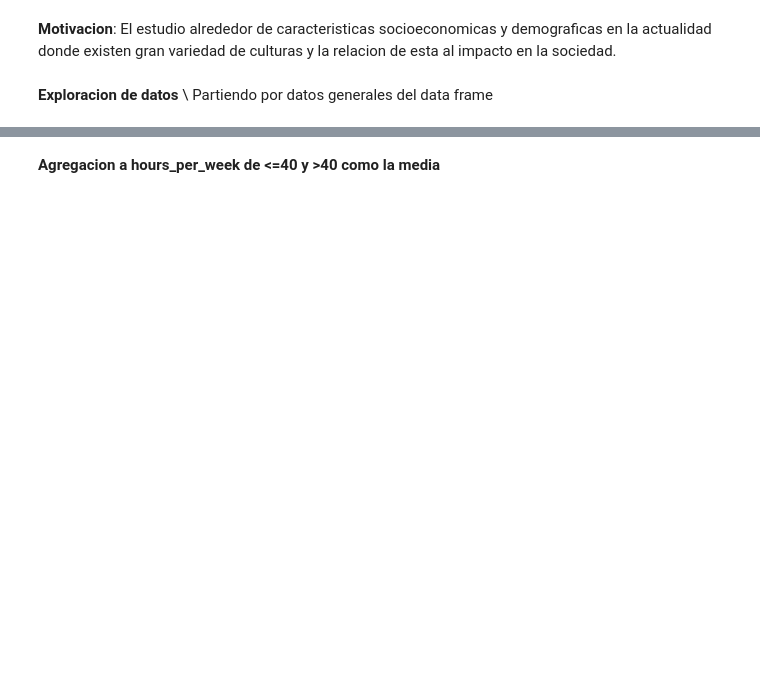
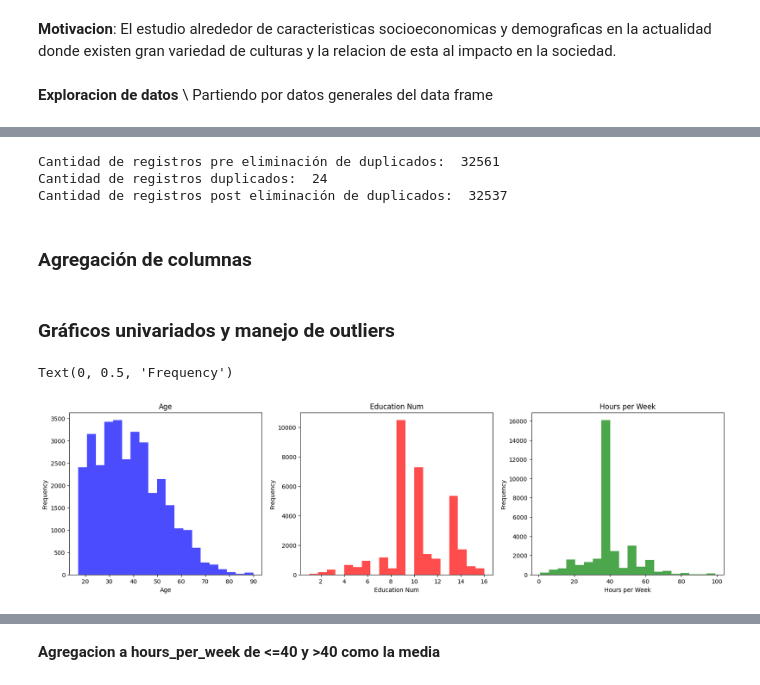
Before and after one commit to BnjmnNicholas/Proyecto_mineria_cc5205, a Jupyter notebook: Reporte_Hito_1.ipynb, the cells around one changed output, grey strips where cells are left out. Saved outputs shown, nothing was run; the diff lists cells and outputs as text; code cells hidden in the pictures; blank space fills up the shorter version.

Commit message:
Update Reporte
Se ordena y agregan gráficos

```diff
--- a/Reporte_Hito_1.ipynb
+++ b/Reporte_Hito_1.ipynb
@@ -72,0 +91,20 @@ filas_duplicadas_id
+# %%
+print('Cantidad de registros pre eliminación de duplicados: ', df.shape[0])
+
+# contamos registros duplicados
+duplicates = df.duplicated().sum()
+print('Cantidad de registros duplicados: ', duplicates)
+
+# eliminamos registros duplicados
+df.drop_duplicates(inplace=True)
+
+# agregamos columna id
+df.insert(loc=0, column='id', value=range(0,len(df)))
+
+print('Cantidad de registros post eliminación de duplicados: ', df.shape[0])
+# %% [output]
+Cantidad de registros pre eliminación de duplicados:  32561
+Cantidad de registros duplicados:  24
+Cantidad de registros post eliminación de duplicados:  32537
+# %% [markdown]
+### Agregación de columnas
@@ -72,0 +116,26 @@ filas_duplicadas_id
+# %% [markdown]
+### Gráficos univariados y manejo de outliers
+# %%
+# hisotgramas de age, education_num y hours_per_week
+
+fig = plt.figure(figsize=(20, 5))
+plt.subplot(1, 3, 1)
+plt.hist(df['age'], bins=20, color='blue', alpha=0.7)
+plt.title('Age')
+plt.xlabel('Age')
+plt.ylabel('Frequency')
+
+plt.subplot(1, 3, 2)
+plt.hist(df['education_num'], bins=20, color='red', alpha=0.7)
+plt.title('Education Num')
+plt.xlabel('Education Num')
+plt.ylabel('Frequency')
+
+plt.subplot(1, 3, 3)
+plt.hist(df['hours_per_week'], bins=20, color='green', alpha=0.7)
+plt.title('Hours per Week')
+plt.xlabel('Hours per Week')
+plt.ylabel('Frequency')
+# %% [output]
+Text(0, 0.5, 'Frequency')
+[figure, added]
```
Also changed, not shown: parts of 34 cells of this notebook.
